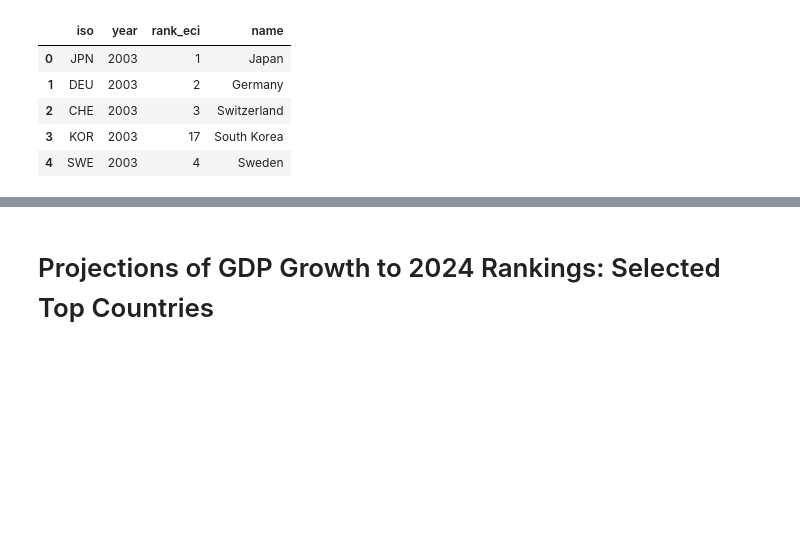
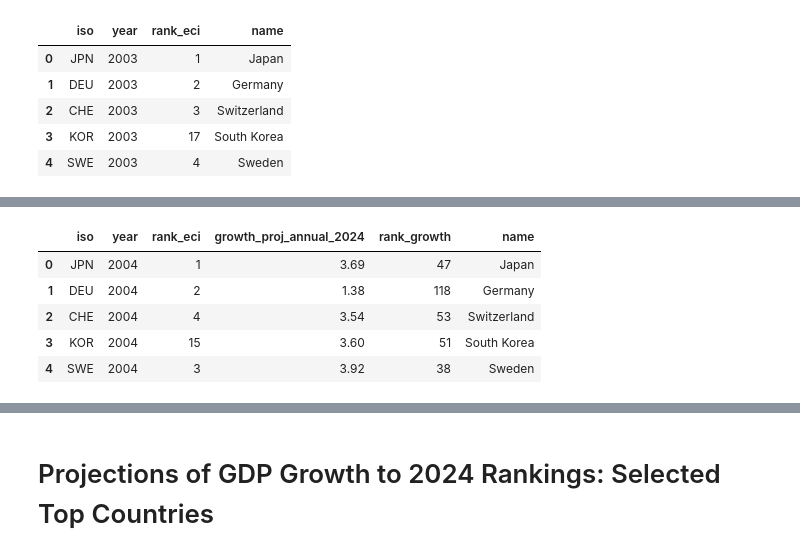
Before and after one commit to cid-harvard/visualization-notebook-templates, a Jupyter notebook: atlas-growth-predictions-2015.ipynb, the cells around one changed output, grey strips where cells are left out. Drawn from its saved outputs; the diff is of its cells as text; code cells hidden in the pictures; blank space fills up the shorter version.

```diff
--- a/atlas-growth-predictions-2015.ipynb
+++ b/atlas-growth-predictions-2015.ipynb
@@ -180,0 +221,13 @@ df_export.to_csv(url_rankings, index = False)
+# %%
+df_merge = pd.merge(df_eci, df, how='inner', left_on=['iso', 'year'], right_on=['iso', 'year'])
+# %%
+df_merge = df_merge.rename(columns = {'rank':'rank_growth', 'value': 'growth_proj_annual_2024'})
+df_merge['rank_eci'] = df_merge['rank_eci'].apply(lambda x: int(x))
+df_merge.head()
+# %% [output]
+|  | iso | year | rank_eci | growth_proj_annual_2024 | rank_growth | name |
+| 0 | JPN | 2004 | 1 | 3.69 | 47 | Japan |
+| 1 | DEU | 2004 | 2 | 1.38 | 118 | Germany |
+| 2 | CHE | 2004 | 4 | 3.54 | 53 | Switzerland |
+| 3 | KOR | 2004 | 15 | 3.60 | 51 | South Korea |
+| 4 | SWE | 2004 | 3 | 3.92 | 38 | Sweden |
```
Also changed, not shown: parts of 19 cells of this notebook.
